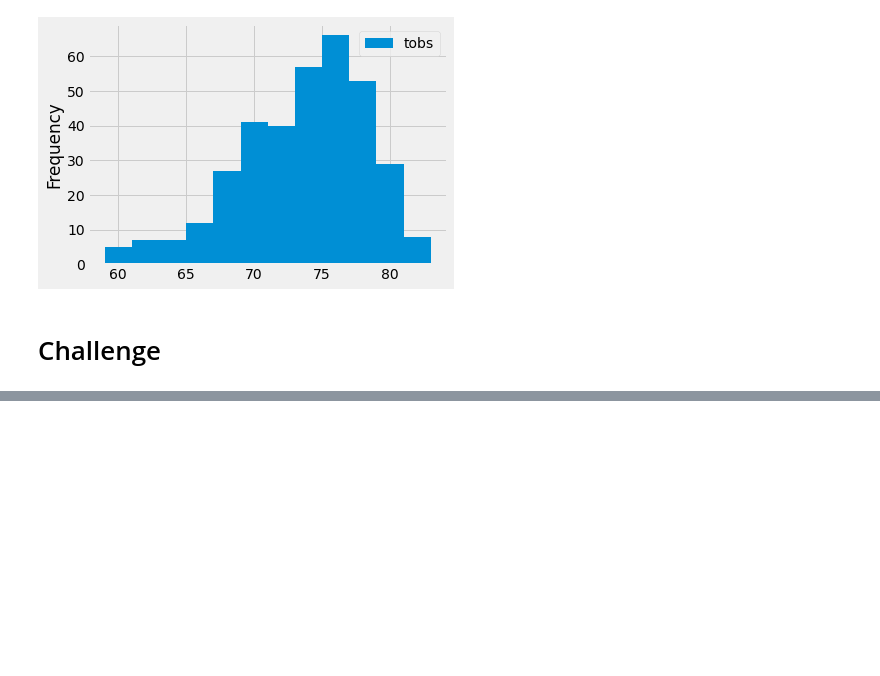
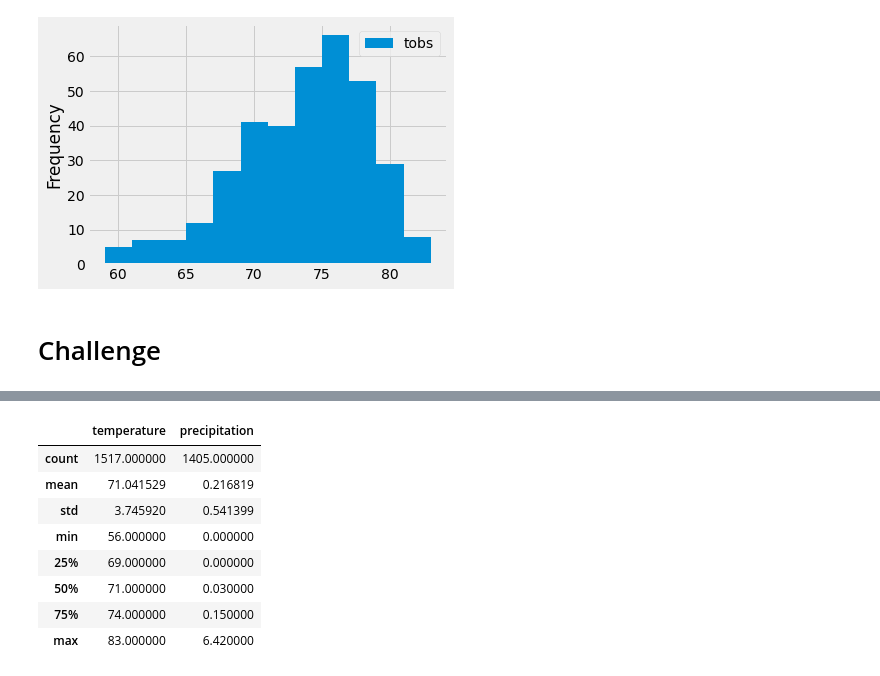
Before and after one commit to Nethra3698/surfs_up, a Jupyter notebook: climate_analysis.ipynb, the cells around one changed output, grey strips where cells are left out. Saved outputs shown, nothing was run; the diff lists cells and outputs as text; code cells hidden in the pictures; blank space fills up the shorter version.

```diff
--- a/climate_analysis.ipynb
+++ b/climate_analysis.ipynb
@@ -113,0 +135,21 @@ plt.tight_layout()
+# %%
+# Stats for temperature for all stations and years in December
+# Perform a query to retrieve the date, temperature and precipitation scores
+resultsdec = []
+resultsdec = session.query(Measurement.date, Measurement.tobs, Measurement.prcp).filter(func.extract('month', Measurement.date)== 12).all()
+# Save the query results as a Pandas DataFrame and set the index to the date column
+decdf = pd.DataFrame(resultsdec, columns=['date','temperature', 'precipitation'])
+decdf.set_index(decdf['date'], inplace=True)
+# Sort the dataframe by date
+decdf = decdf.sort_index()
+decdf.describe()
+# %% [output]
+|  | temperature | precipitation |
+| count | 1517.000000 | 1405.000000 |
+| mean | 71.041529 | 0.216819 |
+| std | 3.745920 | 0.541399 |
+| min | 56.000000 | 0.000000 |
+| 25% | 69.000000 | 0.000000 |
+| 50% | 71.000000 | 0.030000 |
+| 75% | 74.000000 | 0.150000 |
+| max | 83.000000 | 6.420000 |
```
Also changed, not shown: parts of 4 cells of this notebook, 4 other files.
